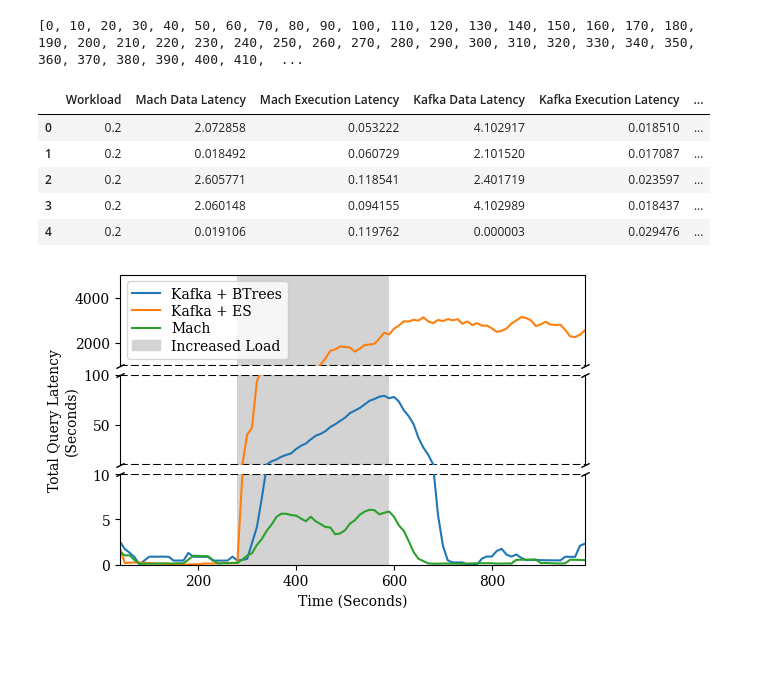
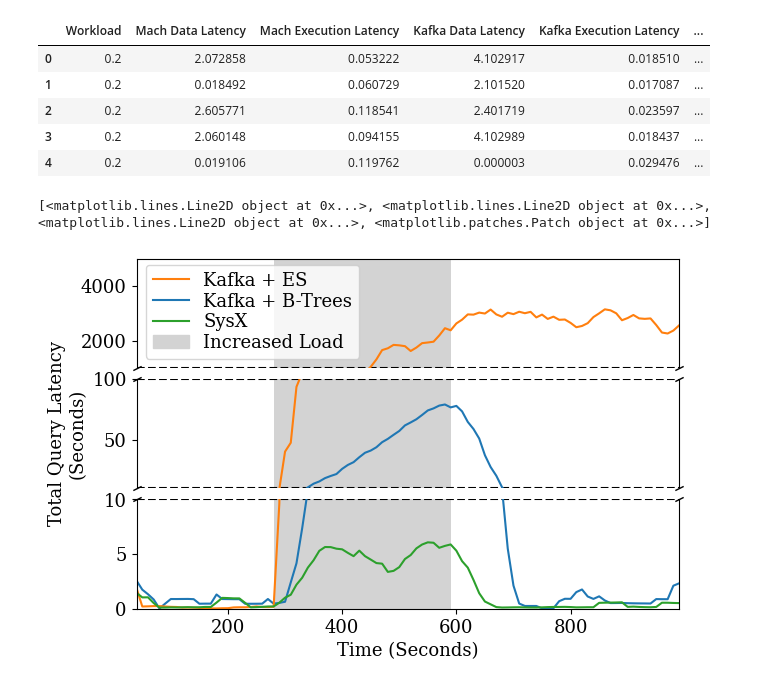
Before and after one commit to mach-telemetry/mach, a Jupyter notebook: bin/src/evaluation_output/plots/Query Latency Graphs.ipynb, the cells around one changed output. Saved outputs shown, nothing was run; the diff lists cells and outputs as text; code cells hidden in the pictures; blank space fills up the shorter version.

Commit message:
graphs for submission

```diff
--- a/bin/src/evaluation_output/plots/Query Latency Graphs.ipynb
+++ b/bin/src/evaluation_output/plots/Query Latency Graphs.ipynb
@@ -4,6 +4,7 @@ import matplotlib.gridspec as gridspec
 import matplotlib.pyplot as plt
 import matplotlib.patches as mpatches
 colors = plt.rcParams['axes.prop_cycle'].by_key()['color']
+plt.rc('font', size=13)
 data = pd.read_csv("evaluation2_template.csv")
 
 time = list(map(lambda idx: idx * 10, range(0, len(data))))
@@ -11,7 +12,6 @@ data["Time"] = time
 
 data.head()
 # %% [output]
-[0, 10, 20, 30, 40, 50, 60, 70, 80, 90, 100, 110, 120, 130, 140, 150, 160, 170, 180, 190, 200, 210, 220, 230, 240, 250, 260, 270, 280, 290, 300, 310, 320, 330, 340, 350, 360, 370, 380, 390, 400, 410,  ...
 |  | Workload | Mach Data Latency | Mach Execution Latency | Kafka Data Latency | Kafka Execution Latency | ... |
 | 0 | 0.2 | 2.072858 | 0.053222 | 4.102917 | 0.018510 | ... |
 | 1 | 0.2 | 0.018492 | 0.060729 | 2.101520 | 0.017087 | ... |
@@ -40,9 +40,9 @@ ed = data["ES Data Latency"]
 ee = data["ES Execution Latency"]
 
 plt.rcParams['font.family'] = 'serif'
-fig = plt.figure(figsize=(6, 11))
+fig = plt.figure(figsize=(7, 5))
 
-gs = gridspec.GridSpec(3, 1,  height_ratios=(1, 1, .66), figure=fig, hspace=.15)
+gs = gridspec.GridSpec(3, 1,  height_ratios=(1, 0, 0), figure=fig, hspace=.15)
 
 
 # Total Latency Graph
@@ -87,36 +87,42 @@ def triple_graph(gs_s, kafka, es, mach, time, ylabel):
 
     top.plot([0, 1], [0, 0], transform=top.transAxes, **kwargs)
     middle.plot([0, 1], [1, 1], transform=middle.transAxes, **kwargs)
     middle.plot([0, 1], [0, 0], transform=middle.transAxes, **kwargs)
     bottom.plot([0, 1], [1, 1], transform=bottom.transAxes, **kwargs)
 
 
-    top.plot(time, kafka, color=colors[0], label="Kafka + BTrees")
+    top.plot(time, kafka, color=colors[0], label="Kafka + B-Trees")
     top.plot(time, es, color=colors[1], label="Kafka + ES")
-    top.plot(time, mach, color=colors[2], label="Mach")
+    top.plot(time, mach, color=colors[2], label="SysX")
 
-    middle.plot(time, kafka, color=colors[0], label="Kafka + BTrees")
+    middle.plot(time, kafka, color=colors[0], label="Kafka + B-Trees")
     middle.plot(time, es, color=colors[1], label="Kafka + ES")
-    middle.plot(time, mach, color=colors[2], label="Mach")
+    middle.plot(time, mach, color=colors[2], label="SysX")
 
     bottom.plot(time, kafka, color=colors[0])
     bottom.plot(time, es, color=colors[1])
     bottom.plot(time, mach, color=colors[2])
 
 
 mach = list((md + me).rolling(rw).mean())
 kafka = list((kd + ke).rolling(rw).mean())
 es = list((ed + ee).rolling(rw).mean())
 gs_s = gridspec.GridSpecFromSubplotSpec(3, 1, subplot_spec=gs[0], height_ratios=(1, 1, 1), hspace=.1)
 
 triple_graph(gs_s=gs_s, kafka=kafka, es=es, mach=mach, time=data["Time"], ylabel="Total Query Latency\n(Seconds)")
 ax = gs_s.figure.axes[0]
 
 handles, labels = ax.get_legend_handles_labels()
 labels.append("Increased Load")
 handles.append(mpatches.Patch(color="lightgrey"))
-ax.legend(handles, labels, bbox_to_anchor=(0, 0), loc="lower left", labelspacing=.25)
+handles2 = [handles[1], handles[0], handles[2], handles[3]]
+labels2 = [labels[1], labels[0], labels[2], labels[3]]
+print(handles)
+ax.legend(handles2, labels2, bbox_to_anchor=(0, 0), loc="lower left", labelspacing=.15, frameon=True)
 
+#plt.tight_layout()
+plt.savefig('evaluation-query-latency.pdf', format="pdf", bbox_inches='tight')
 plt.show()
 # %% [output]
+[<matplotlib.lines.Line2D object at 0x...>, <matplotlib.lines.Line2D object at 0x...>, <matplotlib.lines.Line2D object at 0x...>, <matplotlib.patches.Patch object at 0x...>]
-[figure, old version]
+[figure, new version]
```
Also changed, not shown: 4 other files.
